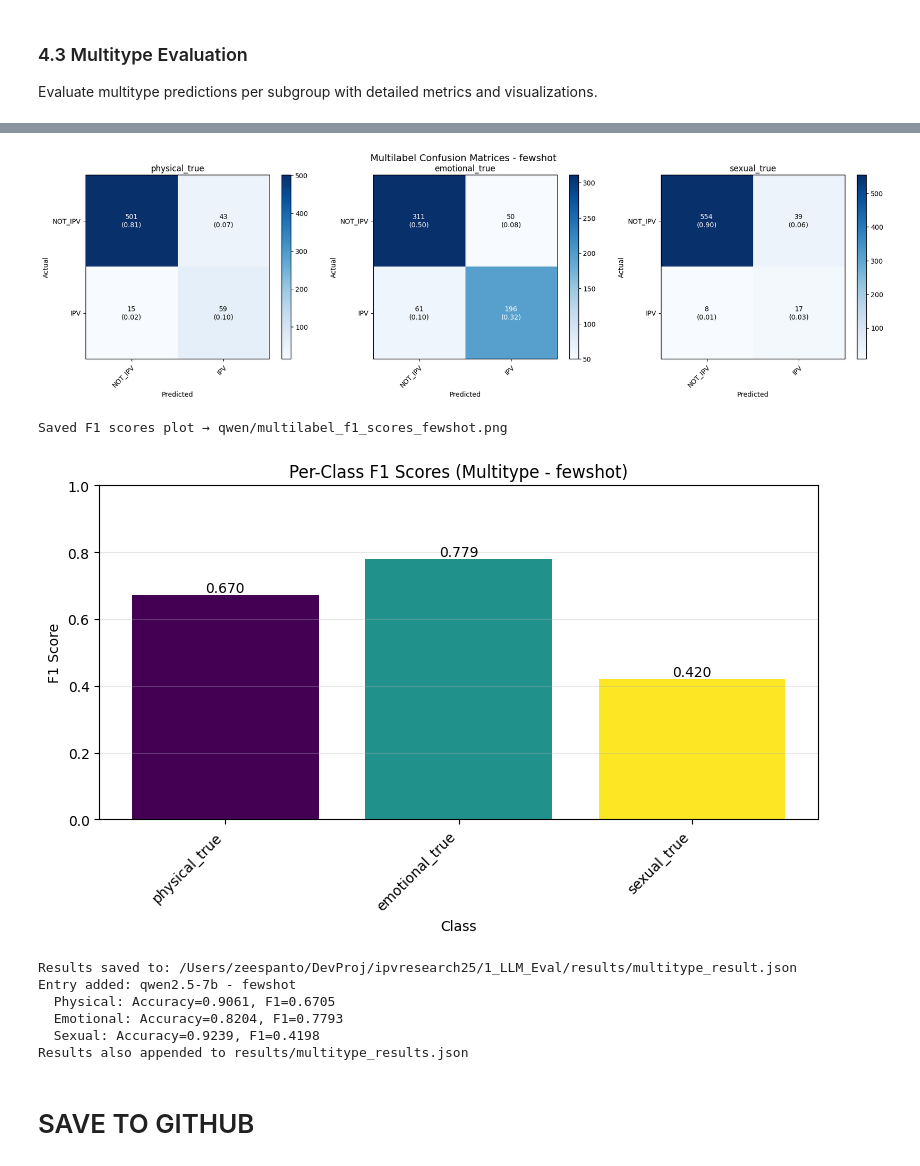
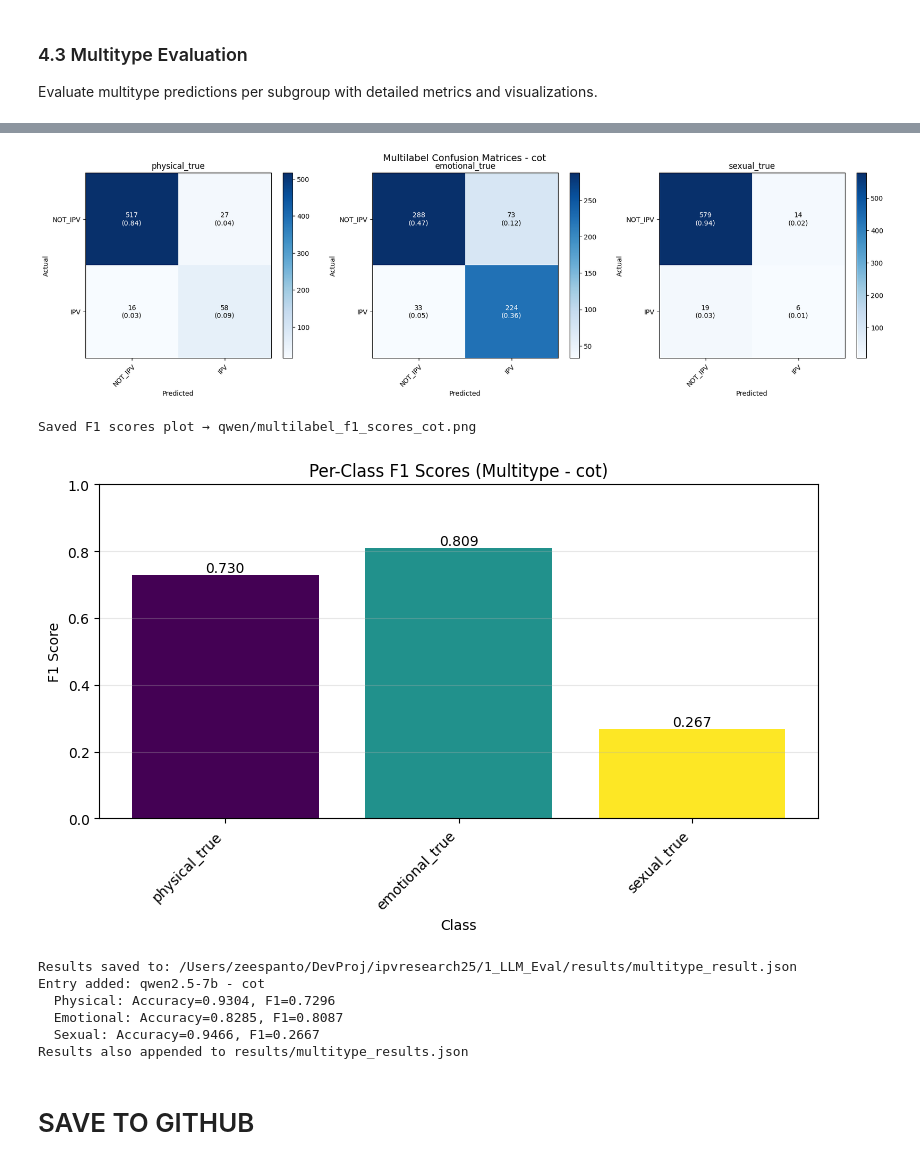
Before and after one commit to zelaneroz/ipvresearch25, a Jupyter notebook: 1_LLM_Eval/w4/w4_qwen.ipynb, the cells around one changed output, grey strips where cells are left out. Cells and saved outputs as stored; diff of their text form; code cells hidden in the pictures.

```diff
--- a/1_LLM_Eval/w4/w4_qwen.ipynb
+++ b/1_LLM_Eval/w4/w4_qwen.ipynb
@@ -783,9 +791,9 @@ import json
 # =====================================
 # Configuration
 # =====================================
-MULTITYPE_PROMPT_TYPE = "fewshot"  # Prompt type being evaluated
+MULTITYPE_PROMPT_TYPE = "cot"  # Prompt type being evaluated
 MULTITYPE_MODEL_NAME = "qwen2.5-7b"
-MULTITYPE_RESULT_FILE = "qwen/multi_fewshot.json"  # Path to your multitype result JSON file
+MULTITYPE_RESULT_FILE = "qwen/multilabel_cot.json"  # Path to your multitype result JSON file
 GT_PATH = "../../Dataset/reddit_data.csv"  # Ground truth CSV path
 MULTITYPE_PROMPT_VERSION = MULTITYPE_PROMPT_TYPE
 
@@ -1063,11 +1071,11 @@ Saved confusion matrices plot → qwen/multilabel_confusion_matrices_fewshot.png
-[figure, old version]
+[figure, new version]
-Saved F1 scores plot → qwen/multilabel_f1_scores_fewshot.png
+Saved F1 scores plot → qwen/multilabel_f1_scores_cot.png
-[figure, old version]
+[figure, new version]
 Results saved to: /Users/zeespanto/DevProj/ipvresearch25/1_LLM_Eval/results/multitype_result.json
-Entry added: qwen2.5-7b - fewshot
-  Physical: Accuracy=0.9061, F1=0.6705
-  Emotional: Accuracy=0.8204, F1=0.7793
-  Sexual: Accuracy=0.9239, F1=0.4198
+Entry added: qwen2.5-7b - cot
+  Physical: Accuracy=0.9304, F1=0.7296
+  Emotional: Accuracy=0.8285, F1=0.8087
+  Sexual: Accuracy=0.9466, F1=0.2667
 Results also appended to results/multitype_results.json
 # %% [markdown]
 # SAVE TO GITHUB
```
Also changed, not shown: parts of 3 cells of this notebook, 28 other files.
